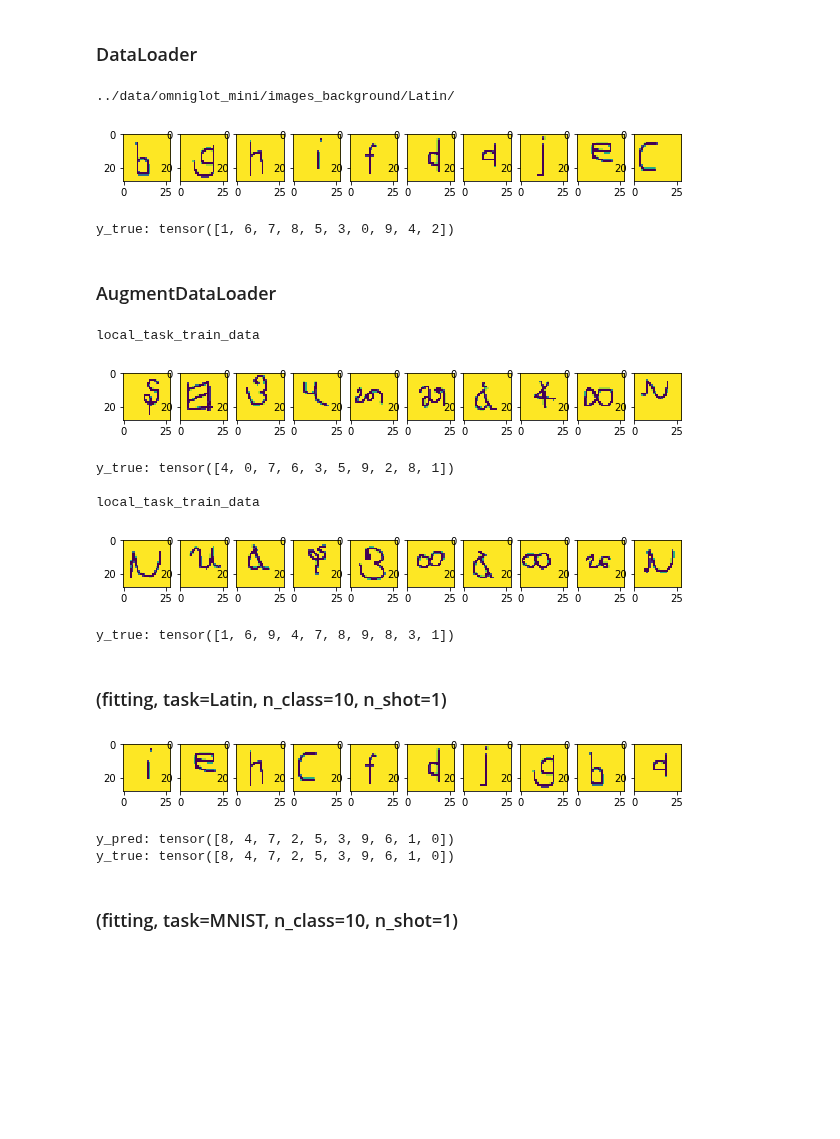
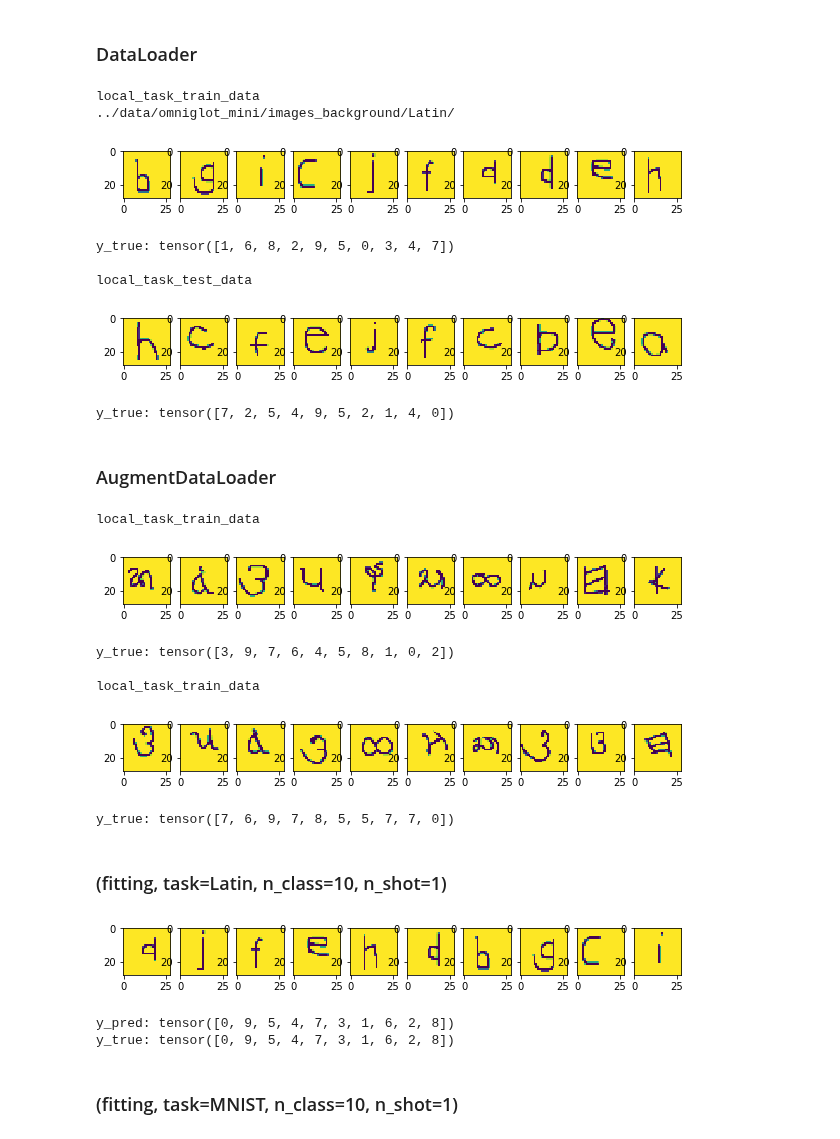
Before and after one commit to naruya/maml-pytorch, a Jupyter notebook: notebooks/maml.ipynb, the cells around one changed output. Drawn from its saved outputs; the diff is of its cells as text; code cells hidden in the pictures; blank space fills up the shorter version.

```diff
--- a/notebooks/maml.ipynb
+++ b/notebooks/maml.ipynb
@@ -156,6 +156,7 @@ class ToTensor(object):
     def __call__(self, sample):
         image, label = sample[0], sample[1]
         image = image / 255
+        image = (image-0.92208)/0.25140
         image = image.reshape([28,28, 1])
         image = image.transpose((2, 0, 1))
         image = np.array(image, np.float32)
@@ -195,6 +196,7 @@ class ToTensor(object):
     def __call__(self, sample):
         image, label = sample[0], sample[1]
         image = image / 255
+        image = (image-0.92208)/0.25140
         image = image.reshape([28,28, 1])
         image = image.transpose((2, 0, 1))
         image = np.array(image, np.float32)
@@ -205,26 +207,51 @@ class ToTensor(object):
 # %%
 local_task_train_data_loader = DataLoader(
     OmniglotOriginDataset("../data/omniglot_mini/images_background/Latin/",
                     n_class=n_class,
                     train=True,
                     train_index=[0],
                     transform=transforms.Compose([
                         ToTensor(),
                     ])),
     batch_size=batch_size, shuffle=True)
 
+print("local_task_train_data")
 print(local_task_train_data_loader.dataset.path)
 
 for data, target in local_task_train_data_loader: # only have one batch
     plt.figure(figsize=(10,1))
     for i, x in enumerate(data):
         plt.subplot(1, batch_size, i+1); plt.imshow(x[0])
     plt.show()
     print("y_true:", target)
+
+print("\nlocal_task_test_data")
+local_task_test_data_loader = DataLoader(
+    OmniglotOriginDataset("../data/omniglot_mini/images_background/Latin/",
+                    n_class=n_class,
+                    train=False,
+                    train_index=[0],
+                    transform=transforms.Compose([
+                        ToTensor(),
+                    ])),
+    batch_size=batch_size, shuffle=True)
+
+for data, target in local_task_test_data_loader: # only have one batch
+    plt.figure(figsize=(10,1))
+    for i, x in enumerate(data):
+        plt.subplot(1, batch_size, i+1); plt.imshow(x[0])
+    plt.show()
+    print("y_true:", target)
+    break
 # %% [output]
+local_task_train_data
 ../data/omniglot_mini/images_background/Latin/
-[figure, old version]
+[figure, new version]
-y_true: tensor([1, 6, 7, 8, 5, 3, 0, 9, 4, 2])
+y_true: tensor([1, 6, 8, 2, 9, 5, 0, 3, 4, 7])
+
+local_task_test_data
+[figure, added]
+y_true: tensor([7, 2, 5, 4, 9, 5, 2, 1, 4, 0])
 # %% [markdown]
 ### AugmentDataLoader
 # %%
@@ -260,7 +287,7 @@ for data, target in local_task_train_data_loader: # only have one batch
     plt.show()
     print("y_true:", target)
 
-print("\nlocal_task_train_data")
+print("\nlocal_task_test_data")
 local_task_test_data_loader = DataLoader(
     OmniglotAugmentedDataset(path_to_chars,
                     train=False,
@@ -279,12 +306,12 @@ for data, target in local_task_test_data_loader: # only have one batch
     break
 # %% [output]
 local_task_train_data
-[figure, old version]
+[figure, new version]
-y_true: tensor([4, 0, 7, 6, 3, 5, 9, 2, 8, 1])
+y_true: tensor([3, 9, 7, 6, 4, 5, 8, 1, 0, 2])
 
 local_task_train_data
-[figure, old version]
+[figure, new version]
-y_true: tensor([1, 6, 9, 4, 7, 8, 9, 8, 3, 1])
+y_true: tensor([7, 6, 9, 7, 8, 5, 5, 7, 7, 0])
 # %% [markdown]
 ### (fitting, task=Latin, n_class=10, n_shot=1)
 # %%
@@ -331,9 +358,9 @@ plt.figure(figsize=(10,1))
 print("y_pred:", torch.argmax(model(data.cuda()), 1).cpu())
 print("y_true:", target)
 # %% [output]
-[figure, old version]
+[figure, new version]
-y_pred: tensor([8, 4, 7, 2, 5, 3, 9, 6, 1, 0])
-y_true: tensor([8, 4, 7, 2, 5, 3, 9, 6, 1, 0])
+y_pred: tensor([0, 9, 5, 4, 7, 3, 1, 6, 2, 8])
+y_true: tensor([0, 9, 5, 4, 7, 3, 1, 6, 2, 8])
 # %% [markdown]
 ### (fitting, task=MNIST, n_class=10, n_shot=1)
 # %%
```
Also changed, not shown: parts of 5 cells of this notebook.
